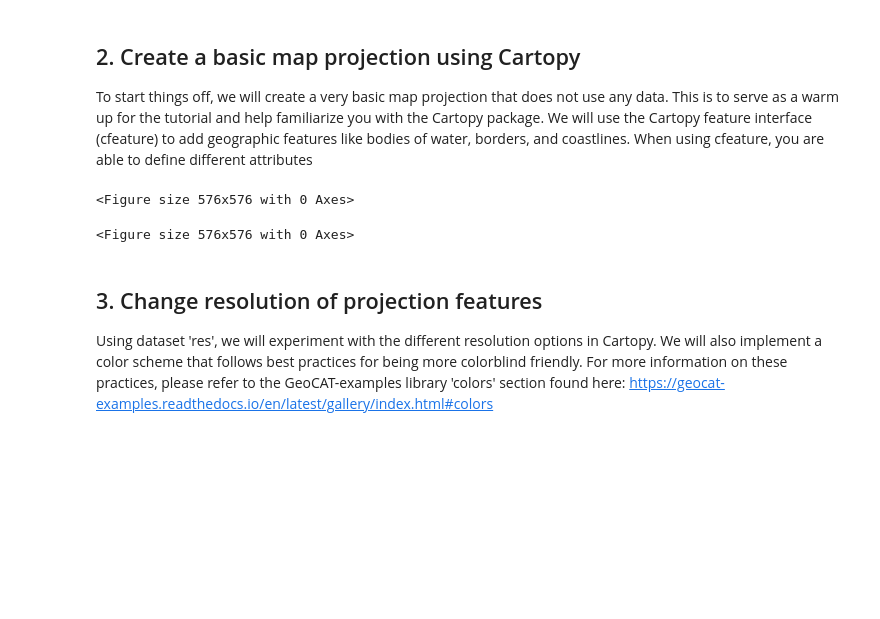
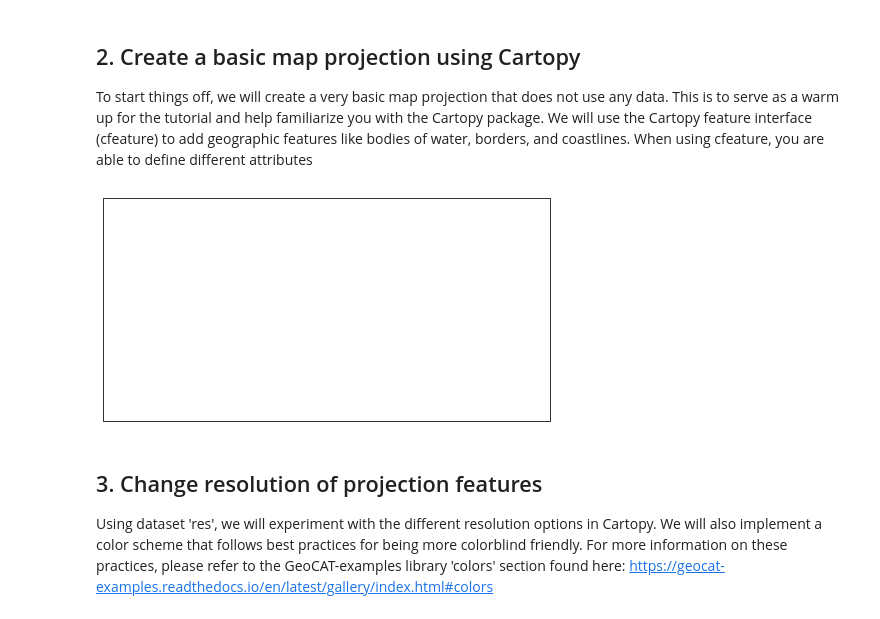
Before and after one commit to michaelavs/cartopy_tutorial, a Jupyter notebook: cartopy_tutorial.ipynb, the cells around one changed output. Saved outputs shown, nothing was run; the diff lists cells and outputs as text; code cells hidden in the pictures; blank space fills up the shorter version.

```diff
--- a/cartopy_tutorial.ipynb
+++ b/cartopy_tutorial.ipynb
@@ -32,23 +29,30 @@ To start things off, we will create a very basic map projection that does not us
 # %%
 # Create and define the size of a figure object
 plt.figure(figsize=(8, 8))
 
-# Generate axes using Cartopy with PlateCarree projection style.
+# Create an axis with an basic PlateCarree projection style
+ax = plt.axes(projection=ccrs.PlateCarree())
 
+# Use different map projections
 
-# Try out some of the other projection styles
-# found here: https://scitools.org.uk/cartopy/docs/latest/crs/projections.html#
 
 # Add natural features to map using cartopy.feature (cfeature)
 
 
 # Add border lines over countries
 
 
+
+# Add lat/lon gridlines
+# Draw gridlines
+
+
+# Manipulate latitude and longitude gridline numbers and spacing
+
+
 # For a list of available features in NaturalEarthFeature visit: https://www.naturalearthdata.com/features/
 # %% [output]
-<Figure size 576x576 with 0 Axes>
-<Figure size 576x576 with 0 Axes>
+[figure, added]
 # %% [markdown]
 ## 3. Change resolution of projection features ##
 Using dataset 'res', we will experiment with the different resolution options in Cartopy. We will also implement a color scheme that follows best practices for being more colorblind friendly. For more information on these practices, please refer to the GeoCAT-examples library 'colors' section found here: https://geocat-examples.readthedocs.io/en/latest/gallery/index.html#colors
```
Also changed, not shown: parts of 6 cells of this notebook, 1 other file.
